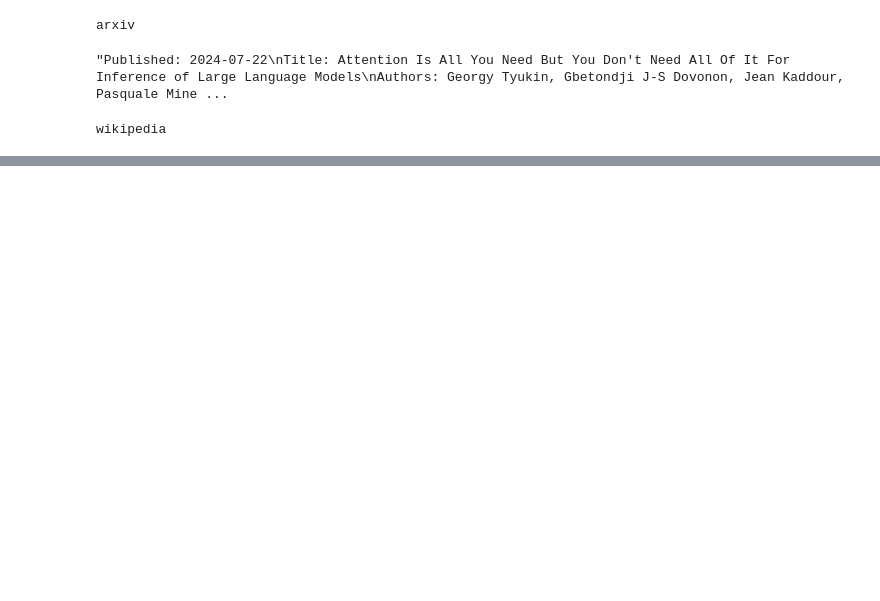
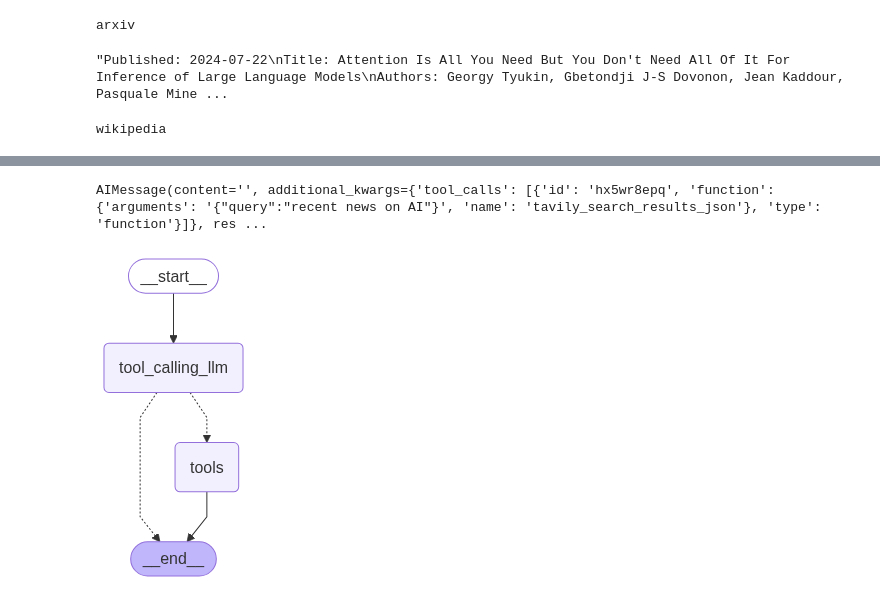
Before and after one commit to AgenticSkillDevelopment/Vikas-Agentic-Learning, a Jupyter notebook: chatbotmultitools.ipynb, the cells around one changed output, grey strips where cells are left out. Saved outputs shown, nothing was run; the diff lists cells and outputs as text; code cells hidden in the pictures; blank space fills up the shorter version.

Commit message:
langgraph and langchain

```diff
--- a/chatbotmultitools.ipynb
+++ b/chatbotmultitools.ipynb
@@ -29,0 +52,6 @@ TypeError: getenv() missing 1 required positional argument: 'key'
+# %%
+#all tools
+tools=[arxiv,wiki,tavily]
+# %%
+from langchain_groq import ChatGroq
+llm=ChatGroq(model="qwen-qwq-32b")
@@ -29,0 +62,7 @@ TypeError: getenv() missing 1 required positional argument: 'key'
+# %%
+llm_with_tools=llm.bind_tools(tools=tools)
+# %%
+##call bind tool
+llm_with_tools.invoke("what is recent news on AI?")
+# %% [output]
+AIMessage(content='', additional_kwargs={'tool_calls': [{'id': 'hx5wr8epq', 'function': {'arguments': '{"query":"recent news on AI"}', 'name': 'tavily_search_results_json'}, 'type': 'function'}]}, res ...
@@ -29,0 +77,3 @@ TypeError: getenv() missing 1 required positional argument: 'key'
+# %%
+class State(TypedDict):
+    messages:Annotated[list[AnyMessage],add_messages]
@@ -29,0 +85,23 @@ TypeError: getenv() missing 1 required positional argument: 'key'
+# %%
+def tool_calling_llm(state:State):
+    return {"messages":[llm_with_tools.invoke(state["messages"])]}
+
+#Build graph
+
+builder=StateGraph(State)
+builder.add_node("tool_calling_llm",tool_calling_llm)
+builder.add_node("tools",ToolNode(tools))
+
+##edges
+
+builder.add_edge(START,"tool_calling_llm")
+builder.add_conditional_edges("tool_calling_llm",tools_condition)
+builder.add_edge("tools",END)
+
+graph=builder.compile()
+
+#view
+
+display(Image(graph.get_graph().draw_mermaid_png()))
+# %% [output]
+[figure, added]
```
Also changed, not shown: parts of 11 cells of this notebook, 6 other files.
